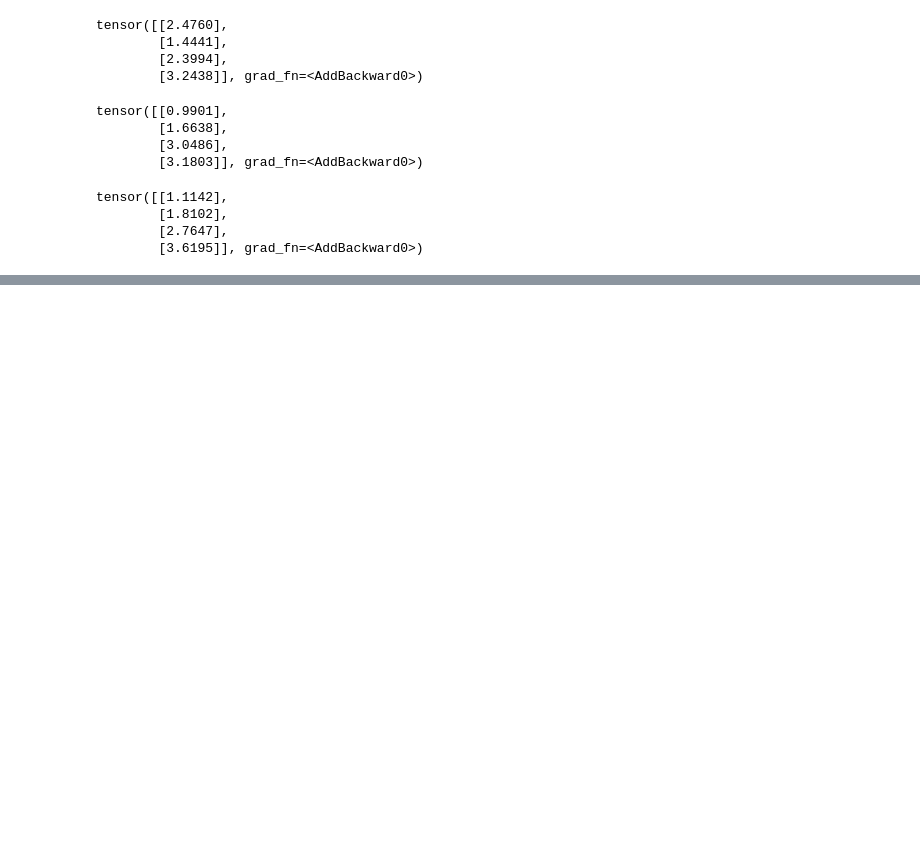
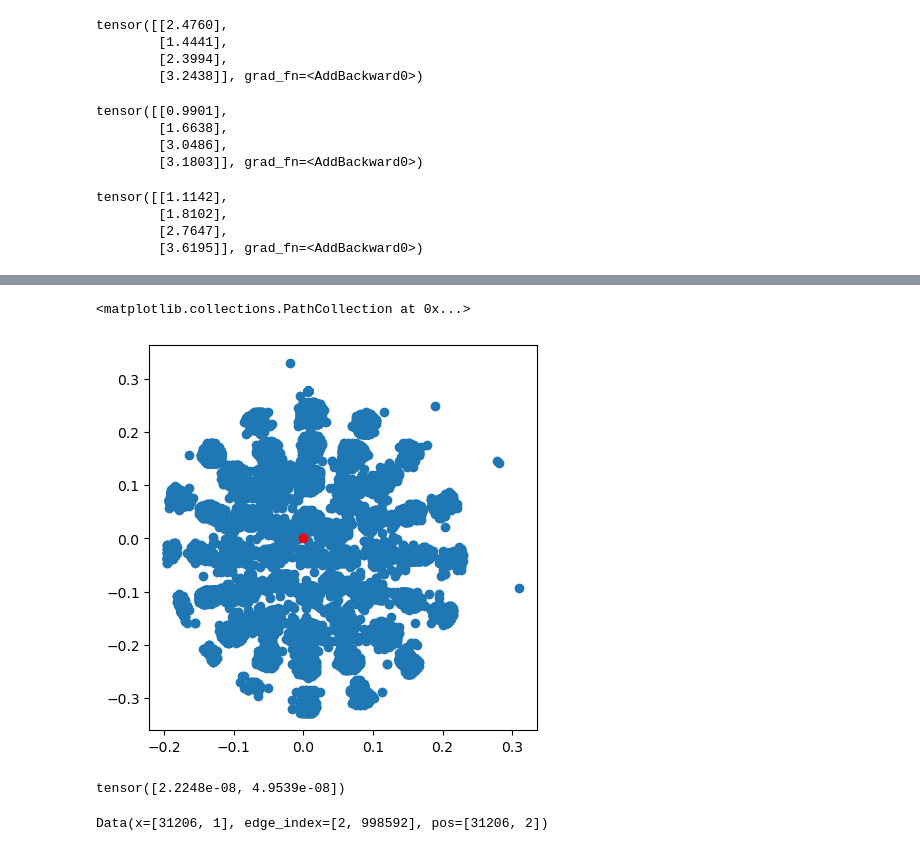
Before and after one commit to AdvancedResearchInnovationCenter/TactiGraph, a Jupyter notebook: src/random.ipynb, the cells around one changed output, grey strips where cells are left out. Cells and saved outputs as stored; diff of their text form; code cells hidden in the pictures; blank space fills up the shorter version.

```diff
--- a/src/random.ipynb
+++ b/src/random.ipynb
@@ -73,0 +129,18 @@ tensor([[1.1142],
+# %%
+plt.figure(figsize=(5, 5))
+
+plt.scatter(*centered.pos.T)
+plt.scatter(*torch.mean(centered.pos[:, :2], axis=0), c='r')
+#plt.scatter([0], [0], c='g')
+# %% [output]
+<matplotlib.collections.PathCollection at 0x...>
+[figure, added]
+# %%
+torch.mean(centered.pos[:, :2], axis=0)
+# %% [output]
+tensor([2.2248e-08, 4.9539e-08])
+# %%
+rot_sample = rotate_graph(centered, 45)
+rot_sample
+# %% [output]
+Data(x=[31206, 1], edge_index=[2, 998592], pos=[31206, 2])
```
Also changed, not shown: parts of 27 cells of this notebook, 5 other files.
